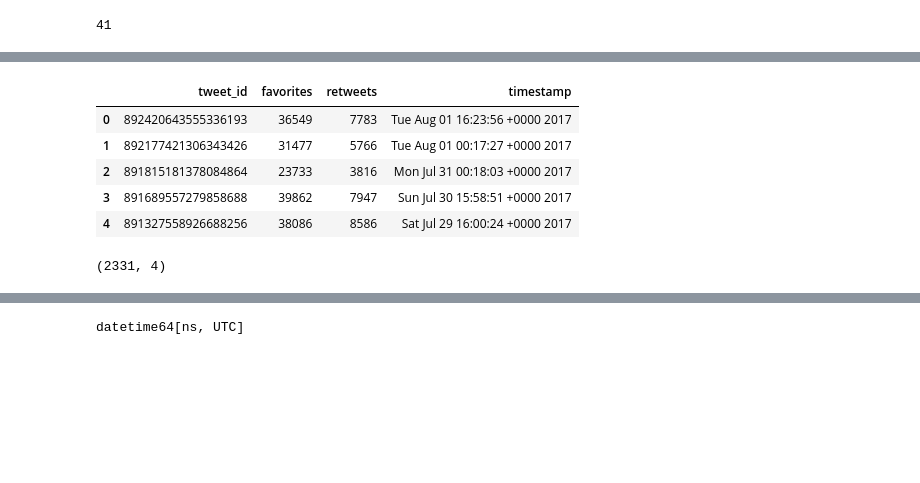
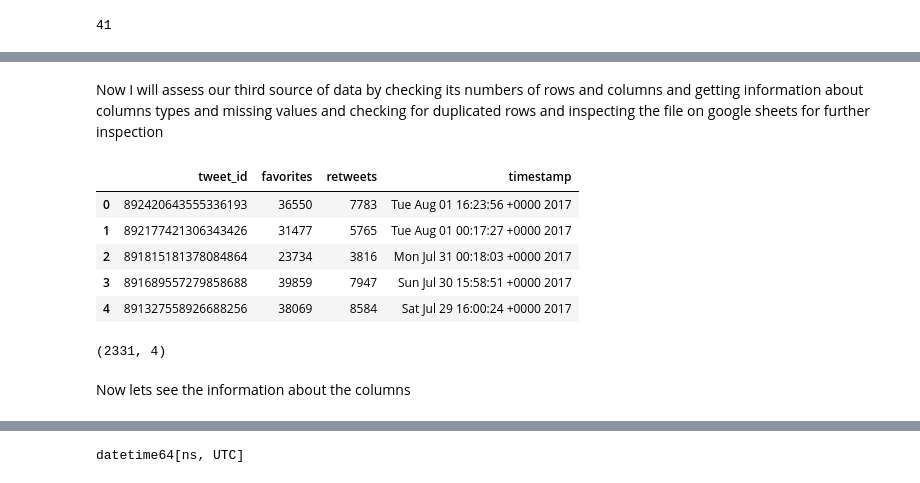
Before and after one commit to CherifArsanious/wrangle-and-analyze-data-project, a Jupyter notebook: wrangle_act.ipynb, the cells around one changed output, grey strips where cells are left out. Cells and saved outputs as stored; diff of their text form; code cells hidden in the pictures; blank space fills up the shorter version.

```diff
--- a/wrangle_act.ipynb
+++ b/wrangle_act.ipynb
@@ -319,14 +360,18 @@ tweet_added_columns.to_csv('tweet_api_results.csv',index=False)
-# %%
-fav_retweet_count=pd.read_csv('tweet_api_results.csv')
-fav_retweet_count.head()
-# %% [output]
-|  | tweet_id | favorites | retweets | timestamp |
-| 0 | 892420643555336193 | 36549 | 7783 | Tue Aug 01 16:23:56 +0000 2017 |
-| 1 | 892177421306343426 | 31477 | 5766 | Tue Aug 01 00:17:27 +0000 2017 |
-| 2 | 891815181378084864 | 23733 | 3816 | Mon Jul 31 00:18:03 +0000 2017 |
-| 3 | 891689557279858688 | 39862 | 7947 | Sun Jul 30 15:58:51 +0000 2017 |
-| 4 | 891327558926688256 | 38086 | 8586 | Sat Jul 29 16:00:24 +0000 2017 |
-# %%
-fav_retweet_count.shape
-# %% [output]
-(2331, 4)
+# %% [markdown]
+Now I will assess our third source of data by checking its numbers of rows and columns and getting information about columns types and missing values and checking for duplicated rows and inspecting the file on google sheets for further inspection
+# %%
+ret_fav_count.head()
+# %% [output]
+|  | tweet_id | favorites | retweets | timestamp |
+| 0 | 892420643555336193 | 36550 | 7783 | Tue Aug 01 16:23:56 +0000 2017 |
+| 1 | 892177421306343426 | 31477 | 5765 | Tue Aug 01 00:17:27 +0000 2017 |
+| 2 | 891815181378084864 | 23734 | 3816 | Mon Jul 31 00:18:03 +0000 2017 |
+| 3 | 891689557279858688 | 39859 | 7947 | Sun Jul 30 15:58:51 +0000 2017 |
+| 4 | 891327558926688256 | 38069 | 8584 | Sat Jul 29 16:00:24 +0000 2017 |
+# %%
+#number of rows and columns in our datafrmae
+ret_fav_count.shape
+# %% [output]
+(2331, 4)
+# %% [markdown]
+Now lets see the information about the columns
```
Also changed, not shown: parts of 33 cells of this notebook.
